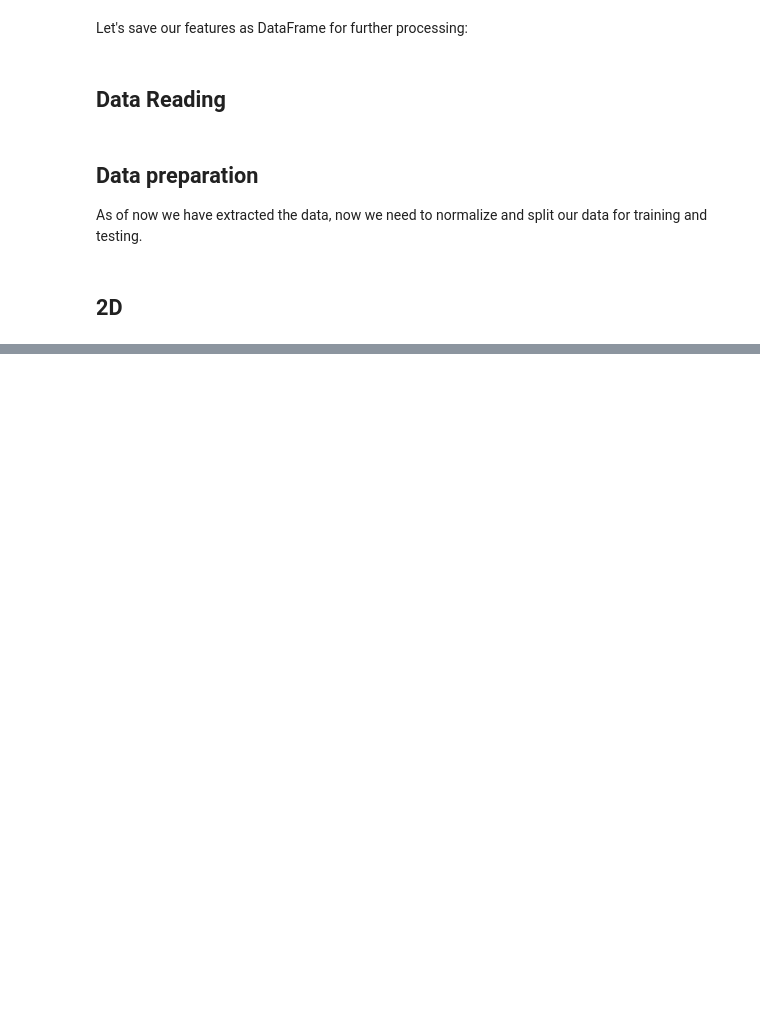
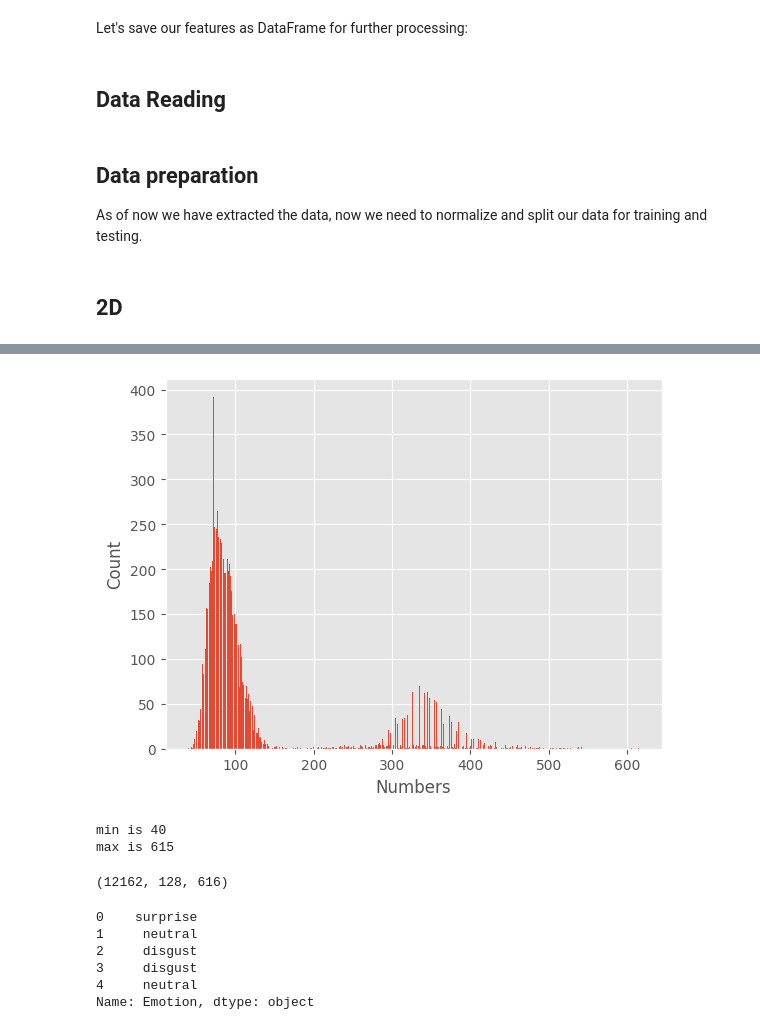
Before and after one commit to Mohamed-Mohamed-Ibrahim/Speech-Emotion-Recognition, a Jupyter notebook: extracting_features.ipynb, the cells around one changed output, grey strips where cells are left out. Cells and saved outputs as stored; diff of their text form; code cells hidden in the pictures; blank space fills up the shorter version.

Commit message:
saving 2d data

```diff
--- a/extracting_features.ipynb
+++ b/extracting_features.ipynb
@@ -604,20 +553,0 @@ array([[-80., -80., -80., ..., -80., -80., -80.],
-# %%
-print("Saving mel spectrograms...")
-
-for path, emotion, ind in zip(df.Path, df.Emotion, range(len(df))):
-    features = get_features(path)
-
-    for i, mel_spec in enumerate(features):
-        # Build save path
-        emotion_dir = os.path.join(output_root, emotion)
-        os.makedirs(emotion_dir, exist_ok=True)
-
-        base_filename = os.path.splitext(os.path.basename(path))[0]
-        save_path = os.path.join(emotion_dir, f"{base_filename}_{i}.png")
-
-        save_spectrogram_as_image(mel_spec, save_path)
-
-    if ind % 100 == 0:
-        print(f"{ind} samples processed...")
-
-print("✅ Done saving images.")
@@ -686,3 +553,0 @@ def load_mel_spectrogram_images(image_root="mel_images", img_size=(128, 128)):
-# %%
-path = df[df["Emotion"] == "happy"]["Path"].iloc[0]
-data, sampling_rate = librosa.load(path)
@@ -690,0 +611,25 @@ os.removedirs(output_root)
+# %%
+sizes=[]
+for x in S_dB_Total:
+    sizes.append(x.shape[1])
+# %%
+# Calculate the bin counts
+bincount_array = np.histogram(sizes, bins=np.arange(min(sizes), max(sizes)+2))[0]
+
+# Create a list of labels for the x-axis
+x_labels = np.arange(min(sizes), max(sizes)+1)
+
+# Plot the bin counts as a bar plot
+plt.bar(x_labels, bincount_array)
+
+# Set labels and title
+plt.xlabel('Numbers')
+plt.ylabel('Count')
+plt.show()
+
+print(f'min is {min(sizes)}')
+print(f'max is {max(sizes)}')
+# %% [output]
+[figure, added]
+min is 40
+max is 615
@@ -690,0 +650,13 @@ os.removedirs(output_root)
+# %%
+data_2D.shape
+# %% [output]
+(12162, 128, 616)
+# %%
+df.Emotion.head()
+# %% [output]
+0    surprise
+1     neutral
+2     disgust
+3     disgust
+4     neutral
+Name: Emotion, dtype: object
```
Also changed, not shown: parts of 20 cells of this notebook.
